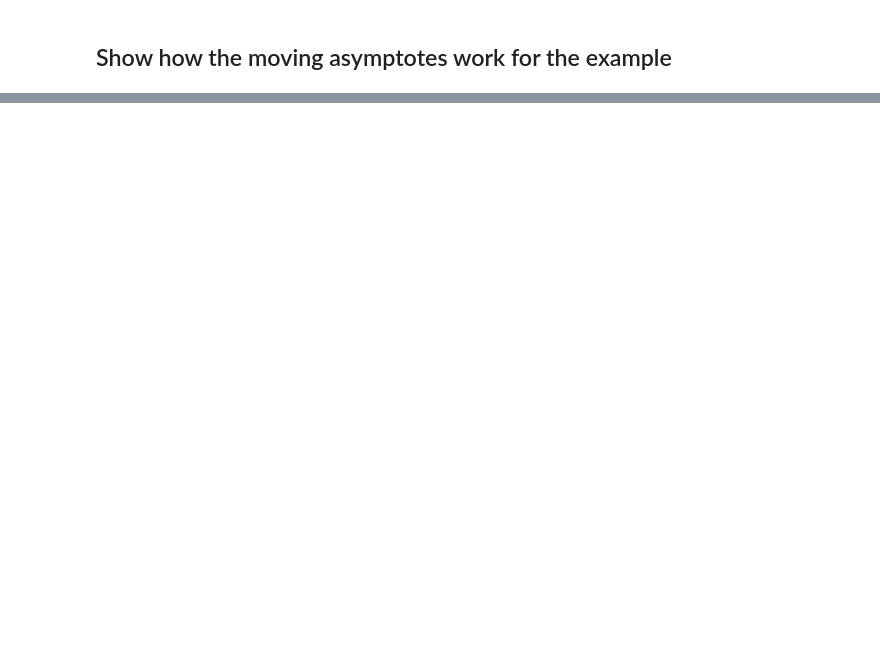
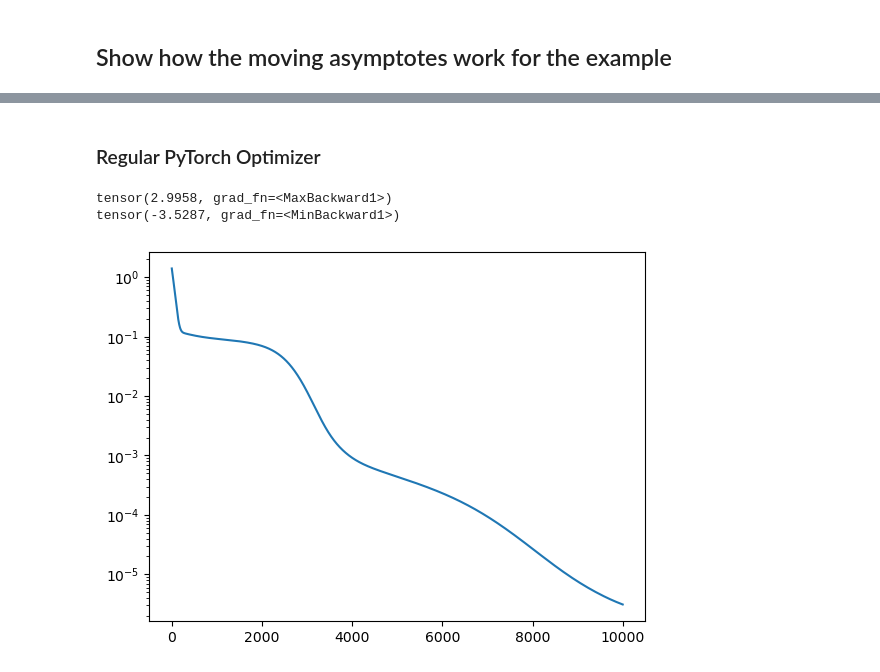
Before and after one commit to gnorman7/APPM5630_Project_MMA, a Jupyter notebook: demo.ipynb, the cells around one changed output, grey strips where cells are left out. Drawn from its saved outputs; the diff is of its cells as text; code cells hidden in the pictures; blank space fills up the shorter version.

```diff
--- a/demo.ipynb
+++ b/demo.ipynb
@@ -234,0 +774,29 @@ AttributeError: 'NoneType' object has no attribute 'add_callback'
+# %% [markdown]
+### Regular PyTorch Optimizer
+# %%
+epochs = 10000
+optimizer = torch.optim.Adam(model.parameters(), lr = 1e-3)
+losses = np.zeros(epochs)
+model.train()
+
+for i in range(epochs):
+    optimizer.zero_grad()
+    y_pred = model(x_t)
+    loss = torch.mean((y_pred - y_t)**2)
+    loss.backward()
+    optimizer.step()
+    losses[i] = loss.item()
+
+# Plot losses
+plt.figure()
+plt.plot(losses)
+plt.yscale('log')
+
+parameters = torch.nn.utils.parameters_to_vector(model.parameters())
+print(parameters.max())
+print(parameters.min())
+# torch.save(model.state_dict(), 'model.pt')
+# %% [output]
+tensor(2.9958, grad_fn=<MaxBackward1>)
+tensor(-3.5287, grad_fn=<MinBackward1>)
+[figure, added]
```
Also changed, not shown: parts of 23 cells of this notebook, 17 other files.
